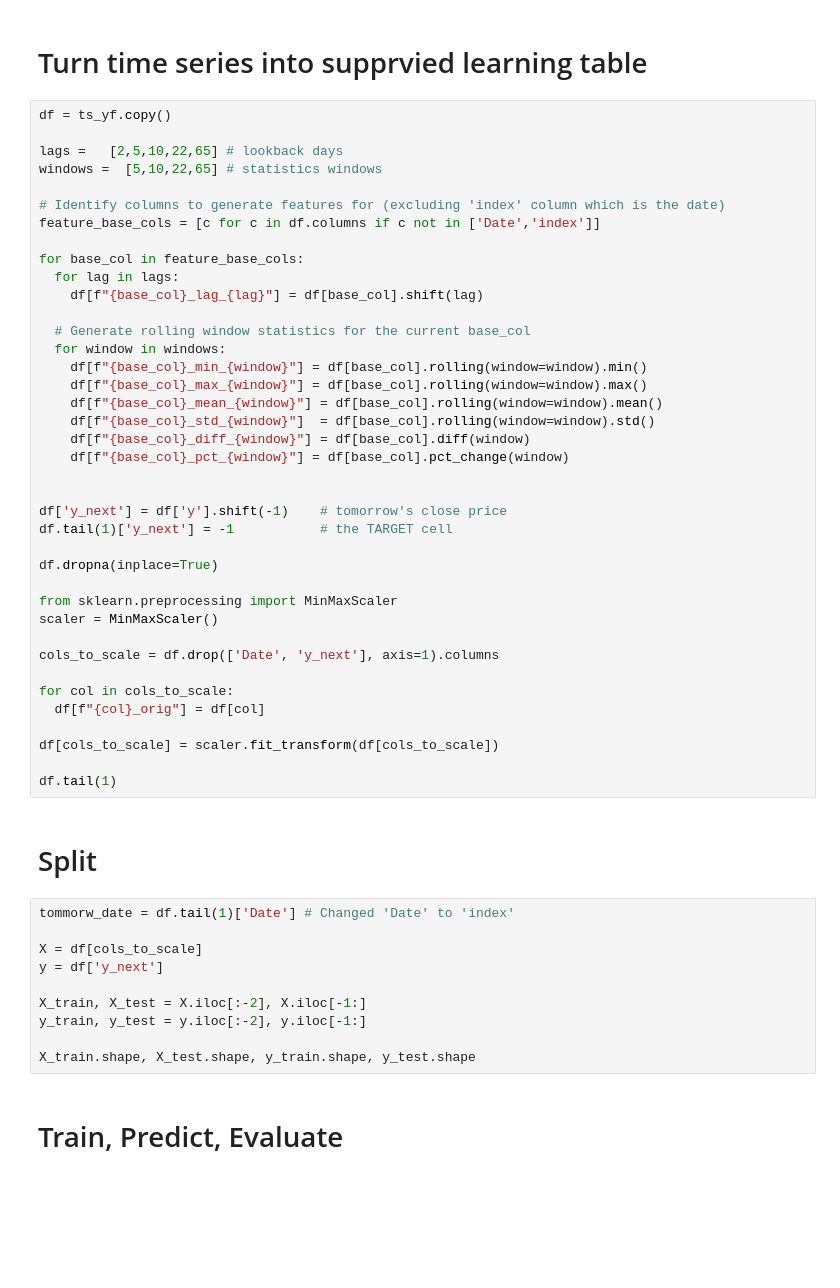
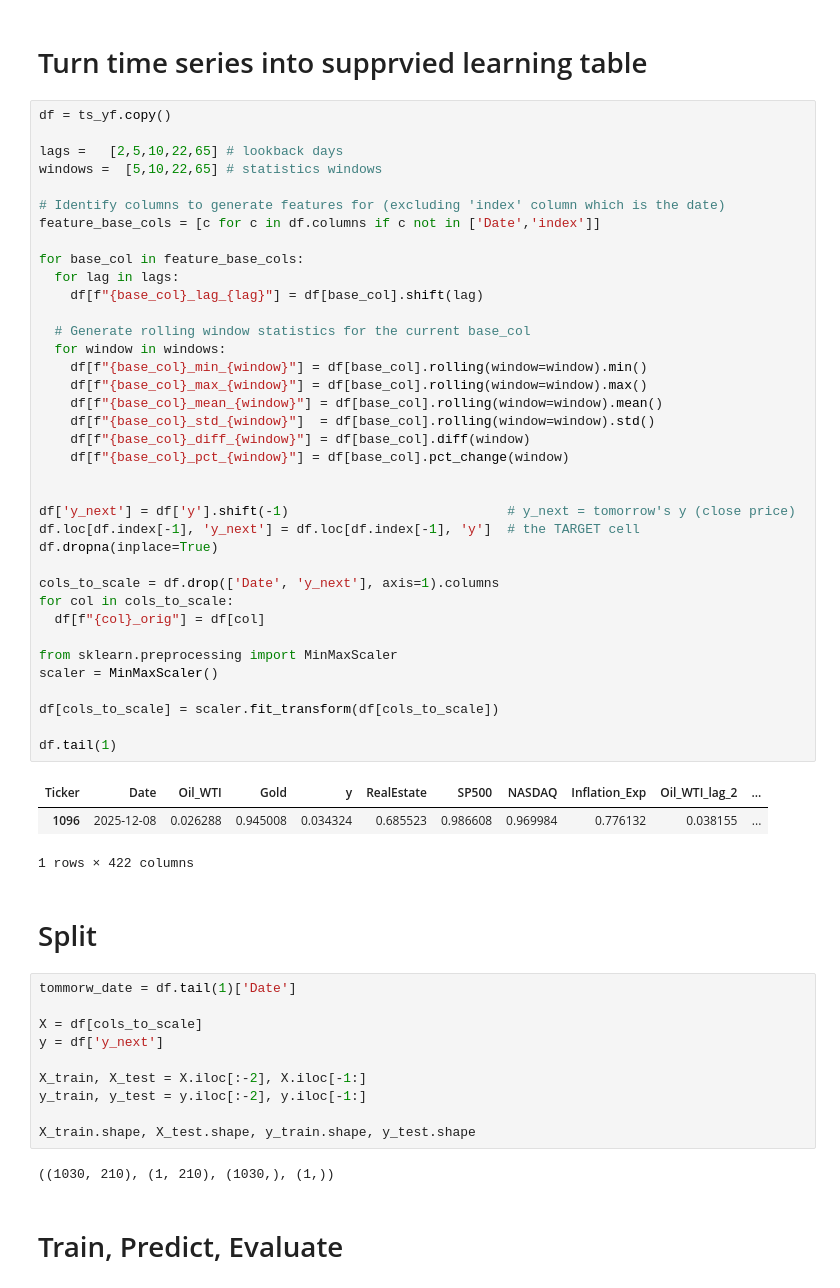
Before and after one commit to GuyRayOv/Stocks, a Jupyter notebook: notebooks/stocks_dataprep.ipynb, the cells around one changed output. Cells and saved outputs as stored; diff of their text form; blank space fills up the shorter version.

```diff
--- a/notebooks/stocks_dataprep.ipynb
+++ b/notebooks/stocks_dataprep.ipynb
@@ -84,45 +110,47 @@ ts_yf.info()
 df = ts_yf.copy()
 
 lags =   [2,5,10,22,65] # lookback days
 windows =  [5,10,22,65] # statistics windows
 
 # Identify columns to generate features for (excluding 'index' column which is the date)
 feature_base_cols = [c for c in df.columns if c not in ['Date','index']]
 
 for base_col in feature_base_cols:
   for lag in lags:
     df[f"{base_col}_lag_{lag}"] = df[base_col].shift(lag)
 
   # Generate rolling window statistics for the current base_col
   for window in windows:
     df[f"{base_col}_min_{window}"] = df[base_col].rolling(window=window).min()
     df[f"{base_col}_max_{window}"] = df[base_col].rolling(window=window).max()
     df[f"{base_col}_mean_{window}"] = df[base_col].rolling(window=window).mean()
     df[f"{base_col}_std_{window}"]  = df[base_col].rolling(window=window).std()
     df[f"{base_col}_diff_{window}"] = df[base_col].diff(window)
     df[f"{base_col}_pct_{window}"] = df[base_col].pct_change(window)
 
 
-df['y_next'] = df['y'].shift(-1)    # tomorrow's close price
-df.tail(1)['y_next'] = -1           # the TARGET cell
+df['y_next'] = df['y'].shift(-1)                            # y_next = tomorrow's y (close price)
+df.loc[df.index[-1], 'y_next'] = df.loc[df.index[-1], 'y']  # the TARGET cell
+df.dropna(inplace=True)
 
-df.dropna(inplace=True)
+cols_to_scale = df.drop(['Date', 'y_next'], axis=1).columns
+for col in cols_to_scale:
+  df[f"{col}_orig"] = df[col]
 
 from sklearn.preprocessing import MinMaxScaler
 scaler = MinMaxScaler()
 
-cols_to_scale = df.drop(['Date', 'y_next'], axis=1).columns
-
-for col in cols_to_scale:
-  df[f"{col}_orig"] = df[col]
-
 df[cols_to_scale] = scaler.fit_transform(df[cols_to_scale])
 
 df.tail(1)
+# %% [output]
+| Ticker | Date | Oil_WTI | Gold | y | RealEstate | SP500 | NASDAQ | Inflation_Exp | Oil_WTI_lag_2 | ... |
+| 1096 | 2025-12-08 | 0.026288 | 0.945008 | 0.034324 | 0.685523 | 0.986608 | 0.969984 | 0.776132 | 0.038155 | ... |
+1 rows × 422 columns
 # %% [markdown]
 # Split
 # %%
-tommorw_date = df.tail(1)['Date'] # Changed 'Date' to 'index'
+tommorw_date = df.tail(1)['Date']
 
 X = df[cols_to_scale]
 y = df['y_next']
@@ -131,6 +159,8 @@ X_train, X_test = X.iloc[:-2], X.iloc[-1:]
 y_train, y_test = y.iloc[:-2], y.iloc[-1:]
 
 X_train.shape, X_test.shape, y_train.shape, y_test.shape
+# %% [output]
+((1030, 210), (1, 210), (1030,), (1,))
 # %% [markdown]
 # Train, Predict, Evaluate
 # %%
```
Also changed, not shown: parts of 11 cells of this notebook, 5 other files.
